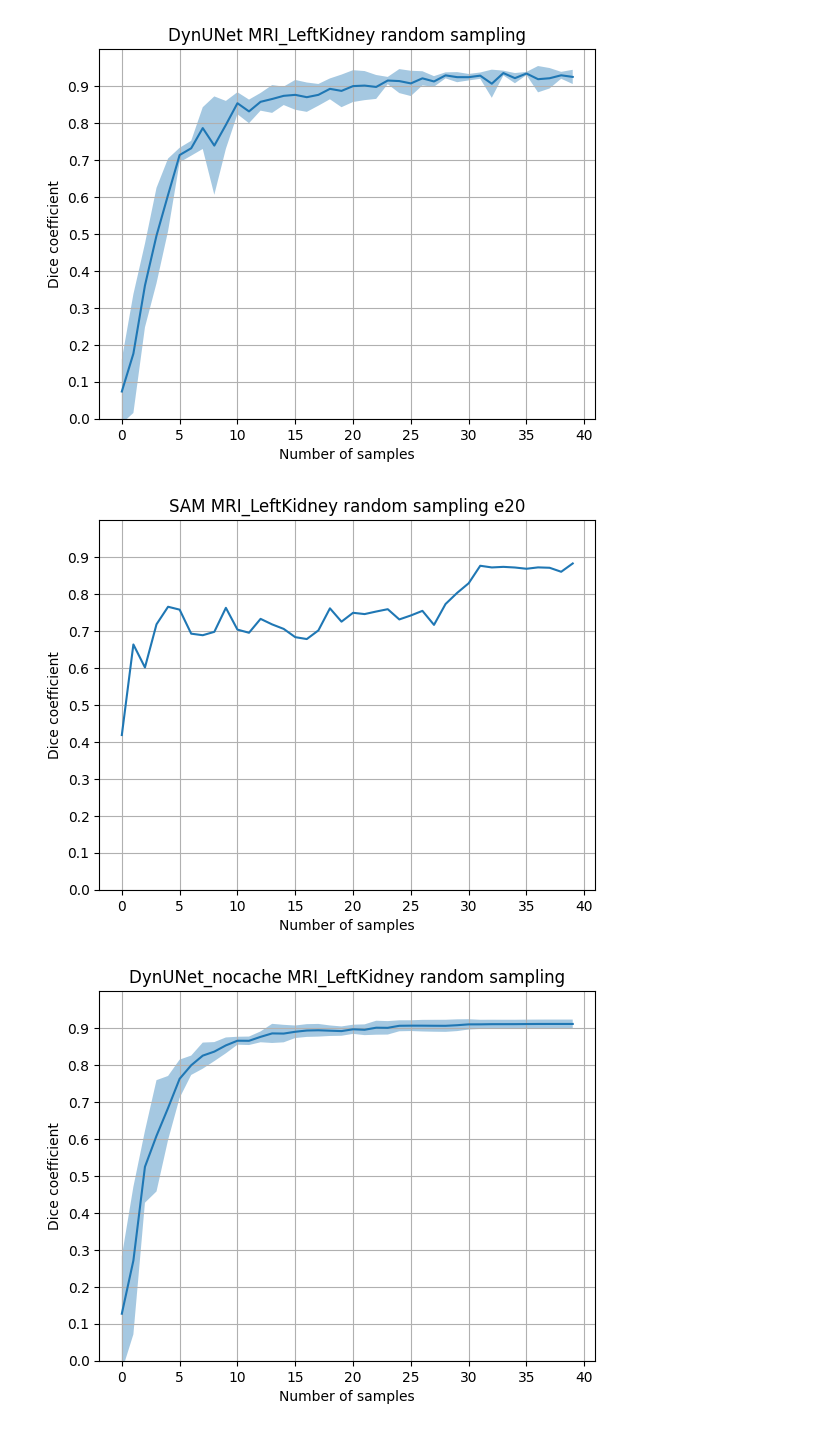
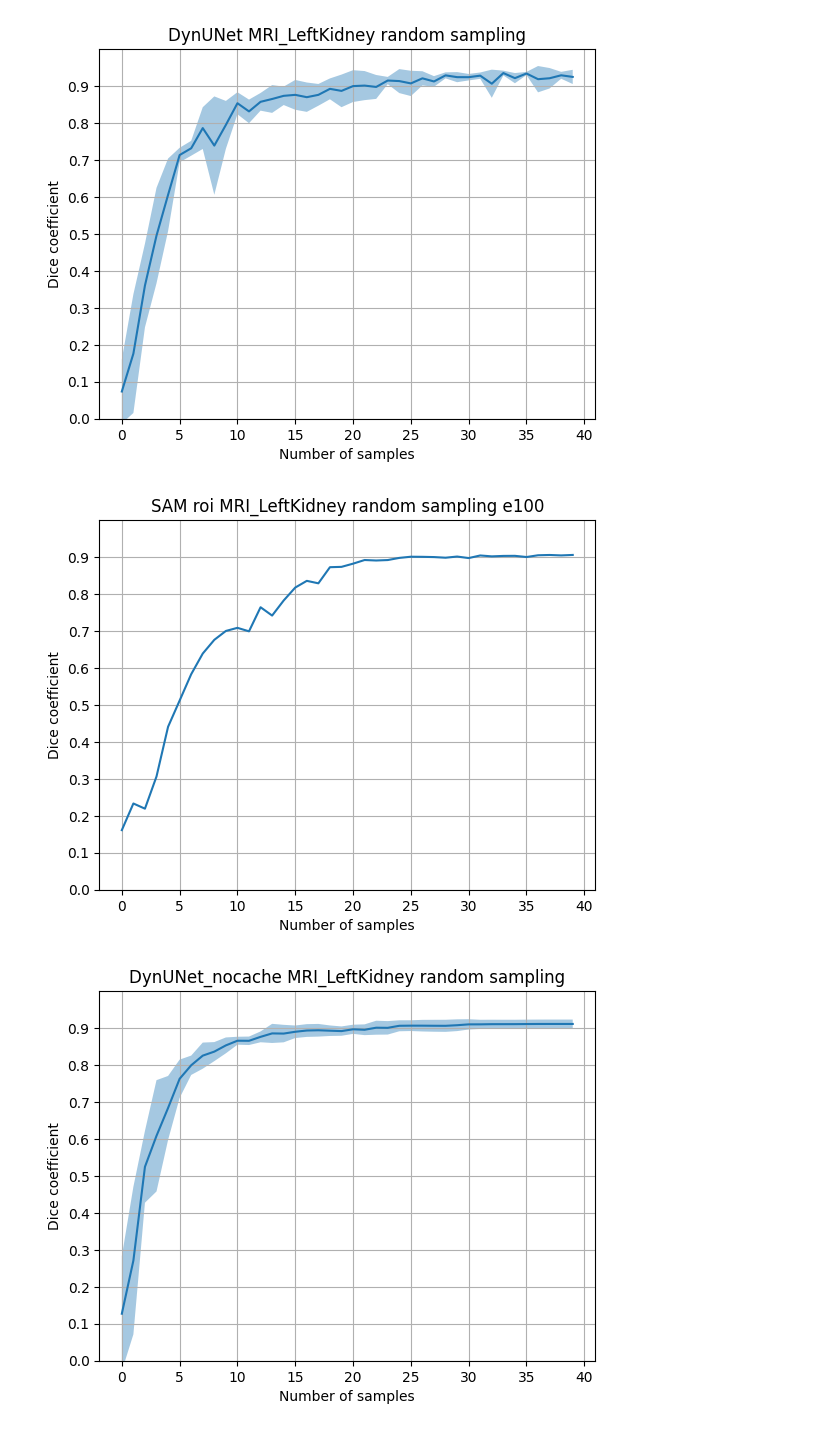
Before and after one commit to yexincheng/ALMRI, a Jupyter notebook: research_questions.ipynb, the cells around one changed output. Cells and saved outputs as stored; diff of their text form; code cells hidden in the pictures.

Commit message:
eval roi result

```diff
--- a/research_questions.ipynb
+++ b/research_questions.ipynb
@@ -774,16 +767,16 @@ plot_dice_interval(epochs, strategy, task, base_model)
 # %% [output]
 [figure]
 # %%
-dice_20_sam = np.load('results/dice/epochs20/random_MRI_LeftKidney_SAM_vit_b_epochs20_seed2024_test_dice.npy')
+dice_20_sam = np.load('results/dice/epochs100/random_MRI_LeftKidney_SAM_roi_vit_b_epochs100_seed2024_test_dice.npy')
 plt.plot(dice_20_sam)
 plt.yticks(np.arange(0, 1, 0.1))
 plt.ylim(0, 1)
 plt.xlabel('Number of samples')
 plt.ylabel('Dice coefficient')
-plt.title('SAM MRI_LeftKidney random sampling e20')
+plt.title('SAM roi MRI_LeftKidney random sampling e100')
 plt.grid()
 # %% [output]
-[figure, old version]
+[figure, new version]
 # %%
 epochs = 100
 strategy = 'random'
```
Also changed, not shown: parts of 8 cells of this notebook.
